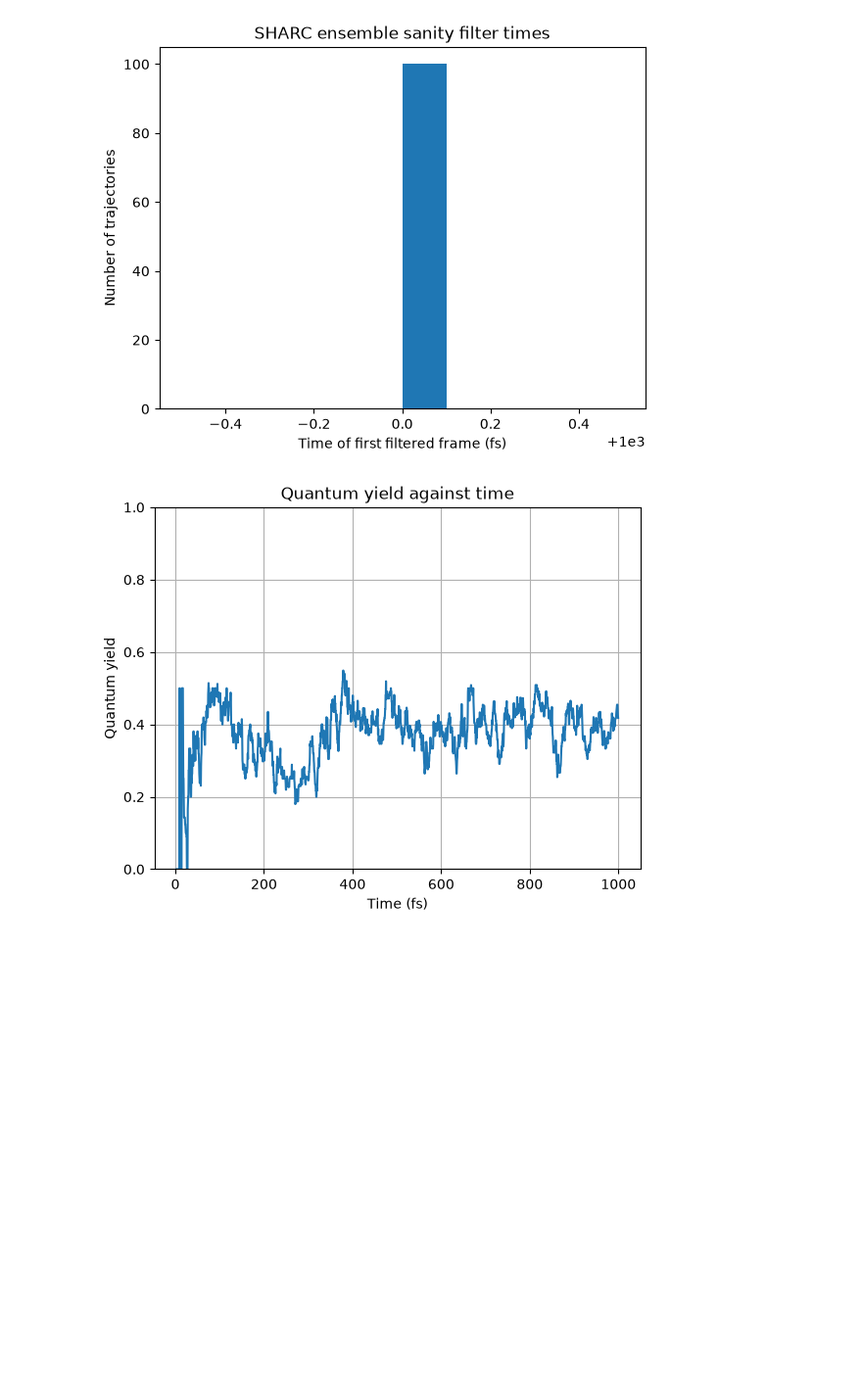
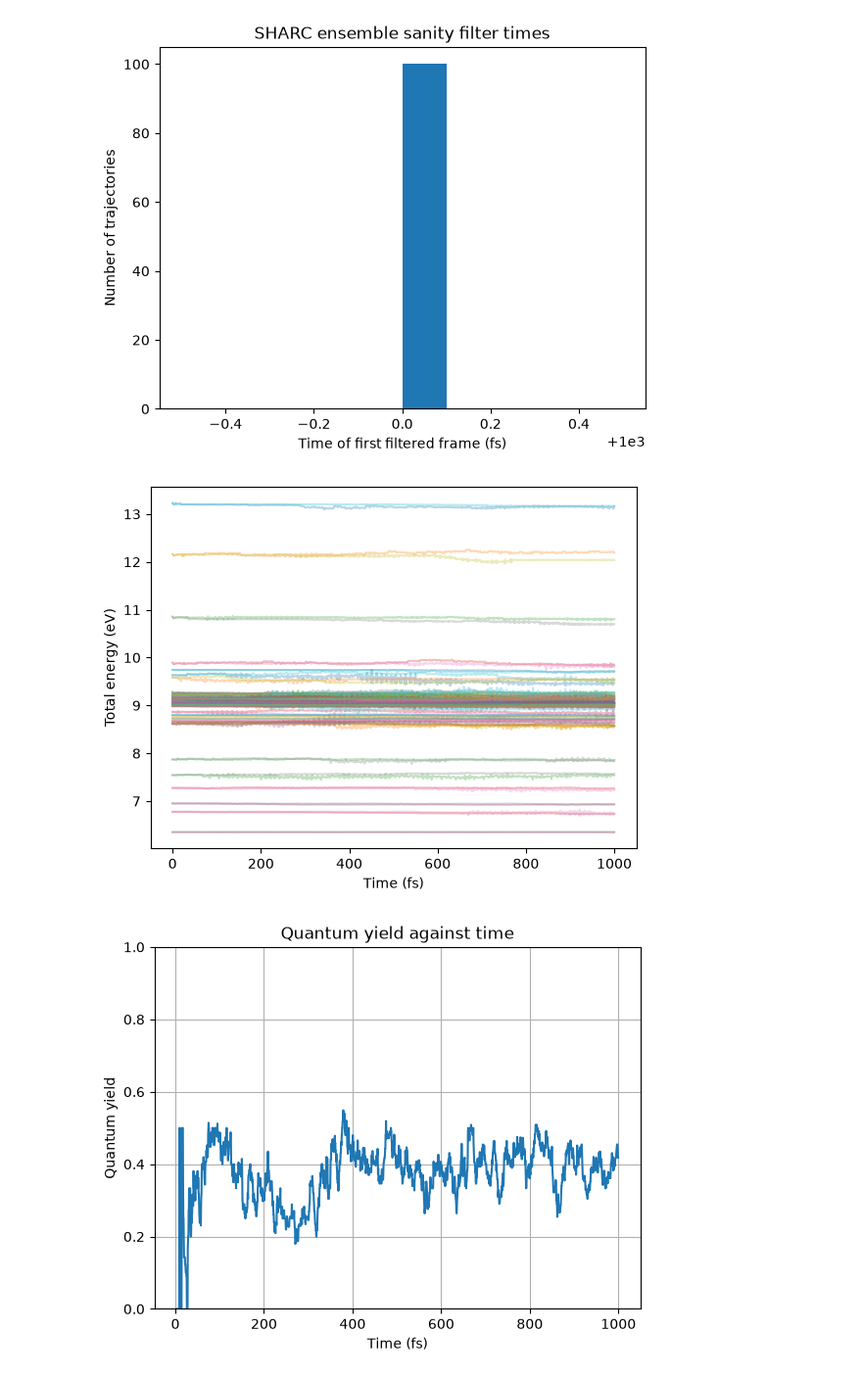
Before and after one commit to yoghurtfork/X-MACE-tools, a Jupyter notebook: sharc_scripts/tools/ensemble_tools/analyse_ensemble.ipynb, the cells around one changed output. Shown at 98% size. Cells and saved outputs as stored; diff of their text form; code cells hidden in the pictures; blank space fills up the shorter version.

Commit message:
Add energy plots to sharc tools

```diff
--- a/sharc_scripts/tools/ensemble_tools/analyse_ensemble.ipynb
+++ b/sharc_scripts/tools/ensemble_tools/analyse_ensemble.ipynb
@@ -78,6 +78,20 @@ Filtered: 0
 Unfiltered: 100
 Zero retained frames (failed filter at first frame): 0
 [figure]
+# %%
+# Plot total energy against time for each trajectory
+
+fig, ax = plt.subplots()
+for trajectory in ensemble.trajectories:
+    time_fs = [frame.time_fs for frame in trajectory.frames]
+    total_energy_ev = [frame.total_energy_ev for frame in trajectory.frames]
+    ax.plot(time_fs, total_energy_ev, alpha=0.3)
+
+ax.set_xlabel("Time (fs)")
+ax.set_ylabel("Total energy (eV)")
+plt.show()
+# %% [output]
+[figure, added]
 # %%
 # Plot quantum yield against time
 
```
Also changed, not shown: 2 other files.
